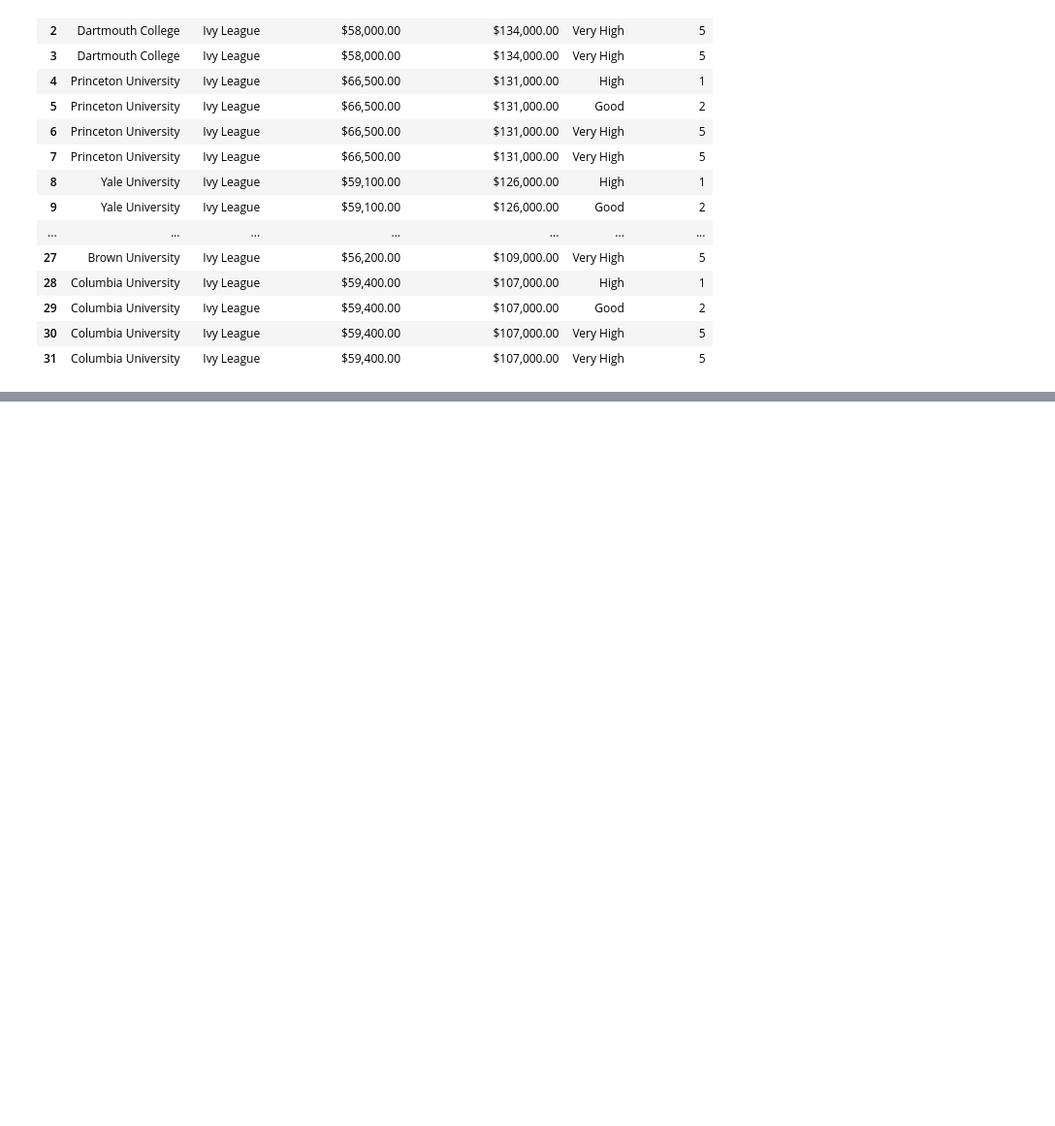
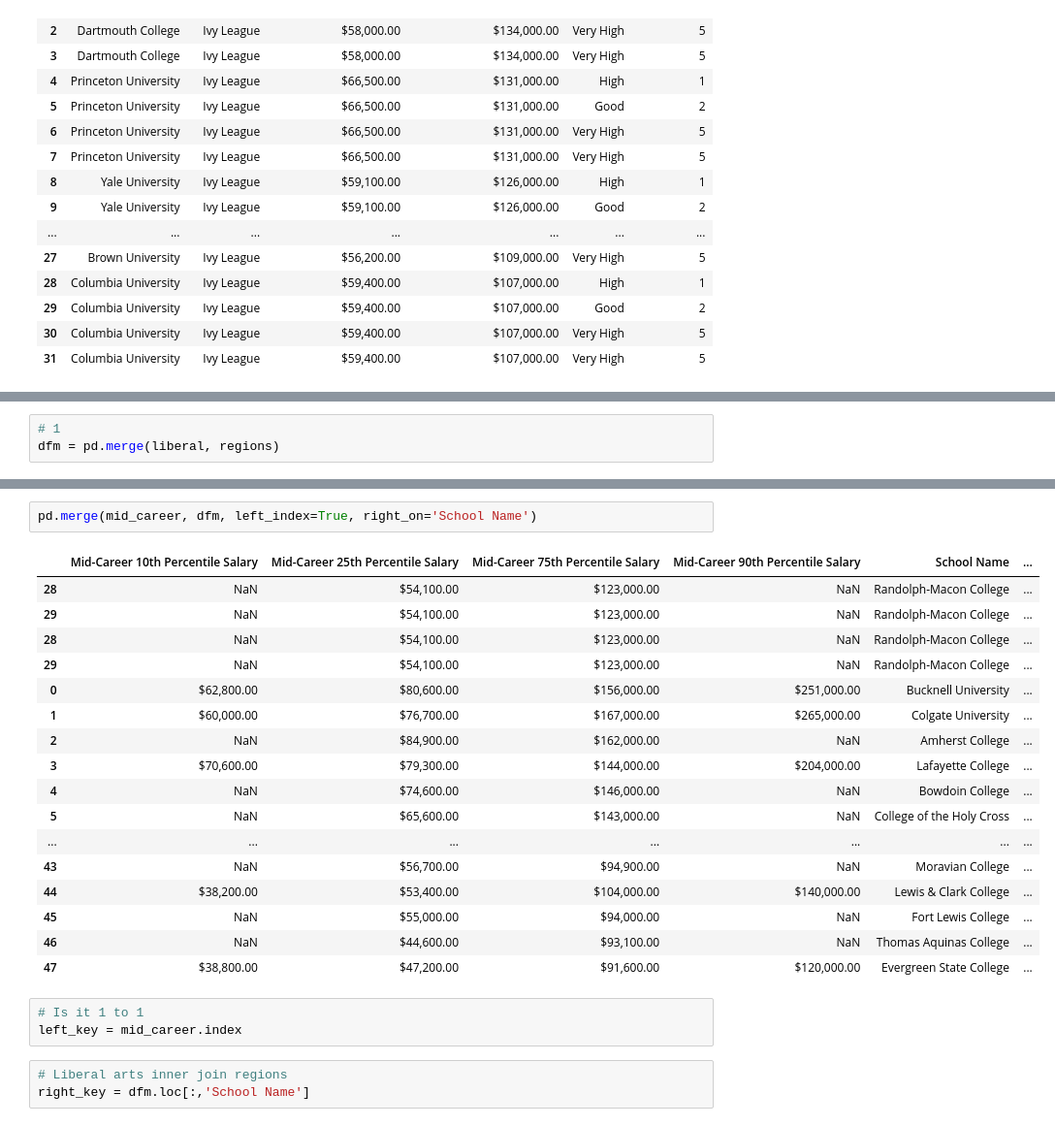
Before and after one commit to TomaszBury/The-ultimate-pandas-bootcamp-advanced-python-data-analysis, a Jupyter notebook: section_06/148.ipynb, the cells around one changed output, grey strips where cells are left out. Shown at 97% size. Saved outputs shown, nothing was run; the diff lists cells and outputs as text; blank space fills up the shorter version.

```diff
--- a/section_06/148.ipynb
+++ b/section_06/148.ipynb
@@ -1330,0 +1563,3 @@ pd.merge(ivies, survey)
+# %%
+# 1
+dfm = pd.merge(liberal, regions)
@@ -1330,0 +1609,26 @@ pd.merge(ivies, survey)
+# %%
+pd.merge(mid_career, dfm, left_index=True, right_on='School Name')
+# %% [output]
+|  | Mid-Career 10th Percentile Salary | Mid-Career 25th Percentile Salary | Mid-Career 75th Percentile Salary | Mid-Career 90th Percentile Salary | School Name | ... |
+| 28 | NaN | $54,100.00 | $123,000.00 | NaN | Randolph-Macon College | ... |
+| 29 | NaN | $54,100.00 | $123,000.00 | NaN | Randolph-Macon College | ... |
+| 28 | NaN | $54,100.00 | $123,000.00 | NaN | Randolph-Macon College | ... |
+| 29 | NaN | $54,100.00 | $123,000.00 | NaN | Randolph-Macon College | ... |
+| 0 | $62,800.00 | $80,600.00 | $156,000.00 | $251,000.00 | Bucknell University | ... |
+| 1 | $60,000.00 | $76,700.00 | $167,000.00 | $265,000.00 | Colgate University | ... |
+| 2 | NaN | $84,900.00 | $162,000.00 | NaN | Amherst College | ... |
+| 3 | $70,600.00 | $79,300.00 | $144,000.00 | $204,000.00 | Lafayette College | ... |
+| 4 | NaN | $74,600.00 | $146,000.00 | NaN | Bowdoin College | ... |
+| 5 | NaN | $65,600.00 | $143,000.00 | NaN | College of the Holy Cross | ... |
+| ... | ... | ... | ... | ... | ... | ... |
+| 43 | NaN | $56,700.00 | $94,900.00 | NaN | Moravian College | ... |
+| 44 | $38,200.00 | $53,400.00 | $104,000.00 | $140,000.00 | Lewis & Clark College | ... |
+| 45 | NaN | $55,000.00 | $94,000.00 | NaN | Fort Lewis College | ... |
+| 46 | NaN | $44,600.00 | $93,100.00 | NaN | Thomas Aquinas College | ... |
+| 47 | $38,800.00 | $47,200.00 | $91,600.00 | $120,000.00 | Evergreen State College | ... |
+# %%
+# Is it 1 to 1
+left_key = mid_career.index
+# %%
+# Liberal arts inner join regions
+right_key = dfm.loc[:,'School Name']
```
Also changed, not shown: parts of 34 cells of this notebook, 1 other file.
